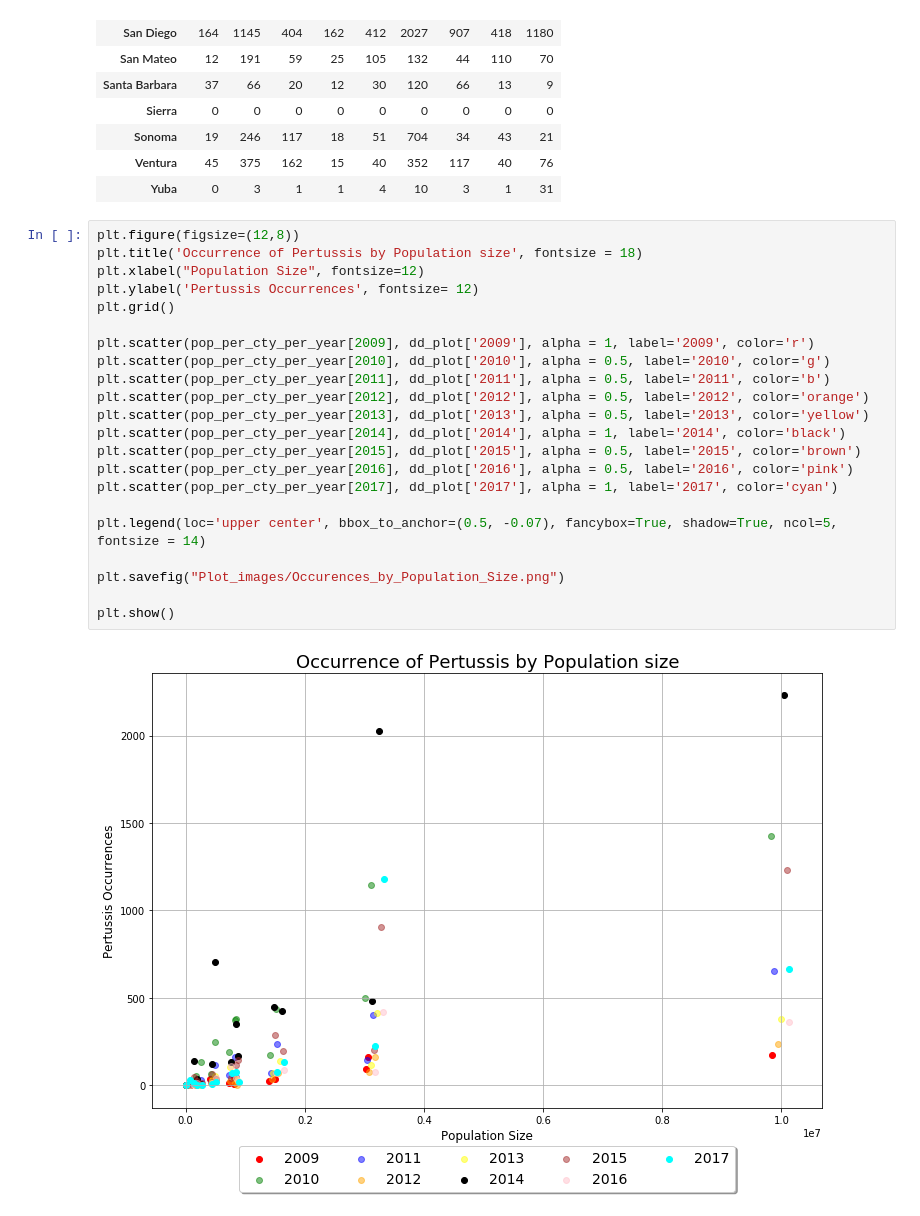
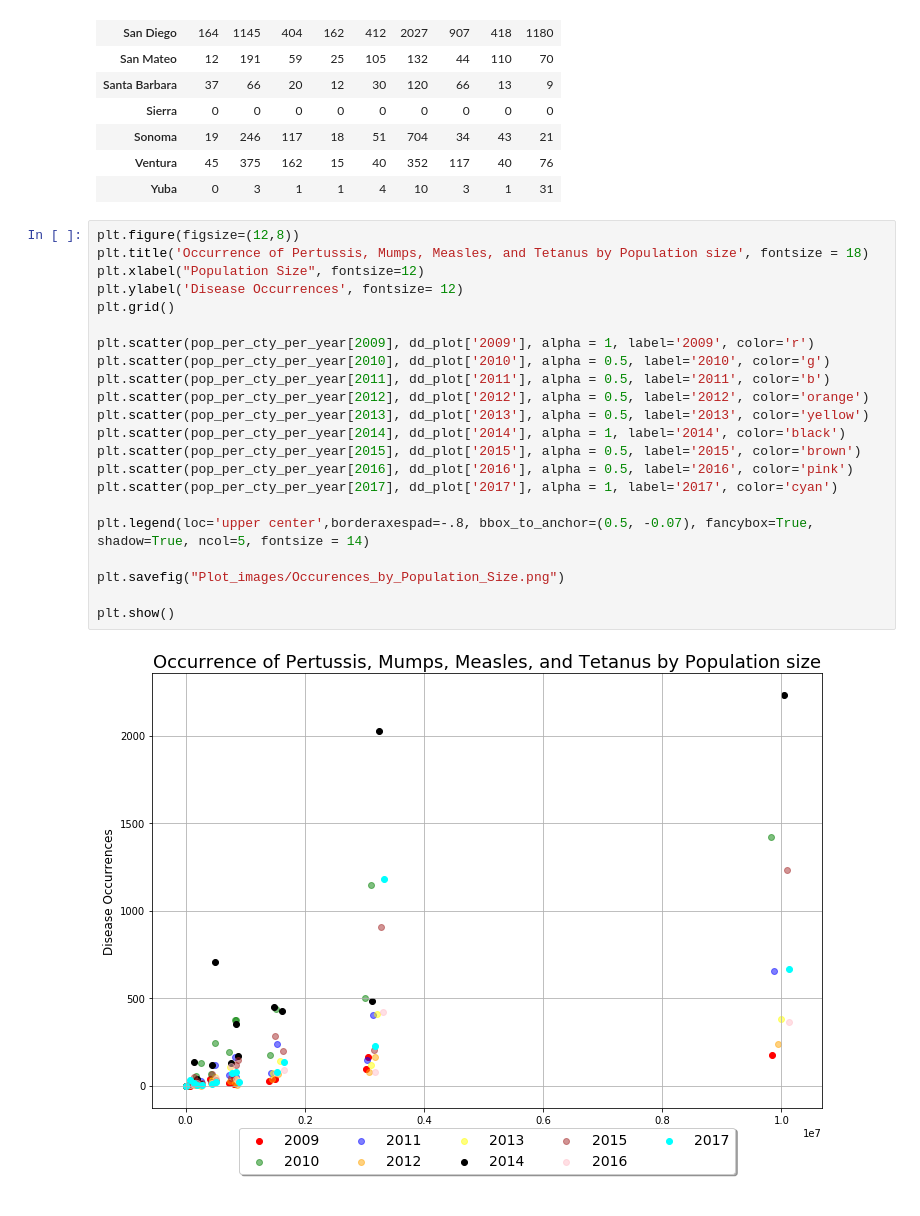
Before and after one commit to GCutaiar/group-project1, a Jupyter notebook: Resource/scatter_plots_clay.ipynb, the cells around one changed output. Drawn from its saved outputs; the diff is of its cells as text.

```diff
--- a/Resource/scatter_plots_clay.ipynb
+++ b/Resource/scatter_plots_clay.ipynb
@@ -485,25 +529,25 @@ dd_plot
 | Yuba | 0 | 3 | 1 | 1 | 4 | 10 | 3 | 1 | 31 |
 # %%
 plt.figure(figsize=(12,8))
-plt.title('Occurrence of Pertussis by Population size', fontsize = 18)
+plt.title('Occurrence of Pertussis, Mumps, Measles, and Tetanus by Population size', fontsize = 18)
 plt.xlabel("Population Size", fontsize=12)
-plt.ylabel('Pertussis Occurrences', fontsize= 12)
+plt.ylabel('Disease Occurrences', fontsize= 12)
 plt.grid()
 
 plt.scatter(pop_per_cty_per_year[2009], dd_plot['2009'], alpha = 1, label='2009', color='r')
 plt.scatter(pop_per_cty_per_year[2010], dd_plot['2010'], alpha = 0.5, label='2010', color='g')
 plt.scatter(pop_per_cty_per_year[2011], dd_plot['2011'], alpha = 0.5, label='2011', color='b')
 plt.scatter(pop_per_cty_per_year[2012], dd_plot['2012'], alpha = 0.5, label='2012', color='orange')
 plt.scatter(pop_per_cty_per_year[2013], dd_plot['2013'], alpha = 0.5, label='2013', color='yellow')
 plt.scatter(pop_per_cty_per_year[2014], dd_plot['2014'], alpha = 1, label='2014', color='black')
 plt.scatter(pop_per_cty_per_year[2015], dd_plot['2015'], alpha = 0.5, label='2015', color='brown')
 plt.scatter(pop_per_cty_per_year[2016], dd_plot['2016'], alpha = 0.5, label='2016', color='pink')
 plt.scatter(pop_per_cty_per_year[2017], dd_plot['2017'], alpha = 1, label='2017', color='cyan')
 
-plt.legend(loc='upper center', bbox_to_anchor=(0.5, -0.07), fancybox=True, shadow=True, ncol=5, fontsize = 14)
+plt.legend(loc='upper center',borderaxespad=-.8, bbox_to_anchor=(0.5, -0.07), fancybox=True, shadow=True, ncol=5, fontsize = 14)
 
 plt.savefig("Plot_images/Occurences_by_Population_Size.png")
 
 plt.show()
 # %% [output]
-[figure, old version]
+[figure, new version]
```
Also changed, not shown: parts of 9 cells of this notebook, 4 other files.
